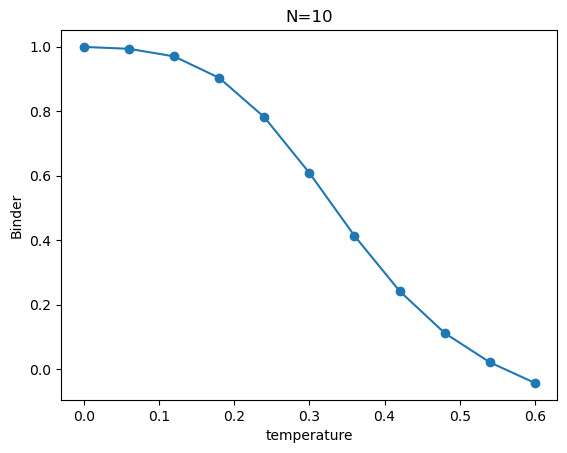
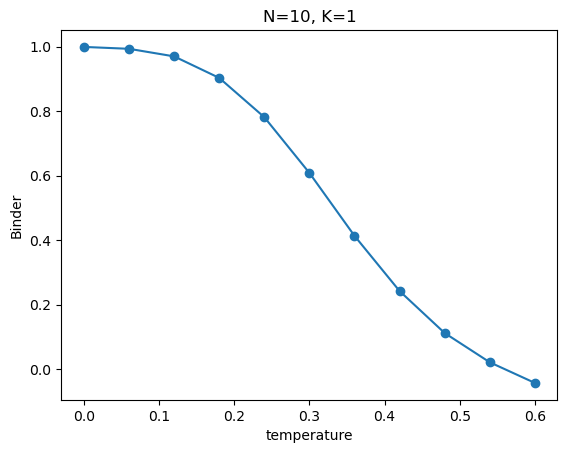
Unified diff of the notebook cell whose output changed from the first chart to the second:
--- before
+++ after
@@ -1,4 +1,6 @@
+Uq = np.load('data/N10_K1_S1/Uq.npy')
 plt.plot(T_vals, Uq[:,2], marker='o')
 plt.xlabel('temperature')
 plt.ylabel('Binder')
-plt.title('N=10')
+plt.title('N=10, K=1')
+plt.savefig('Binder_q2.png')

Commit: Add files via upload